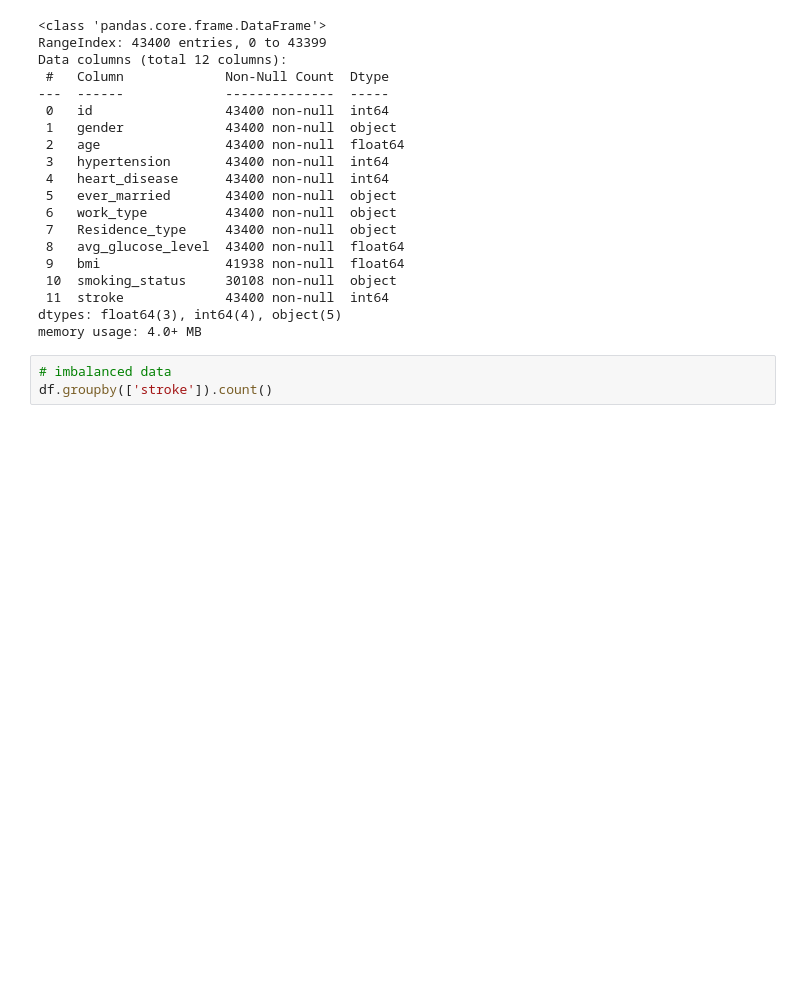
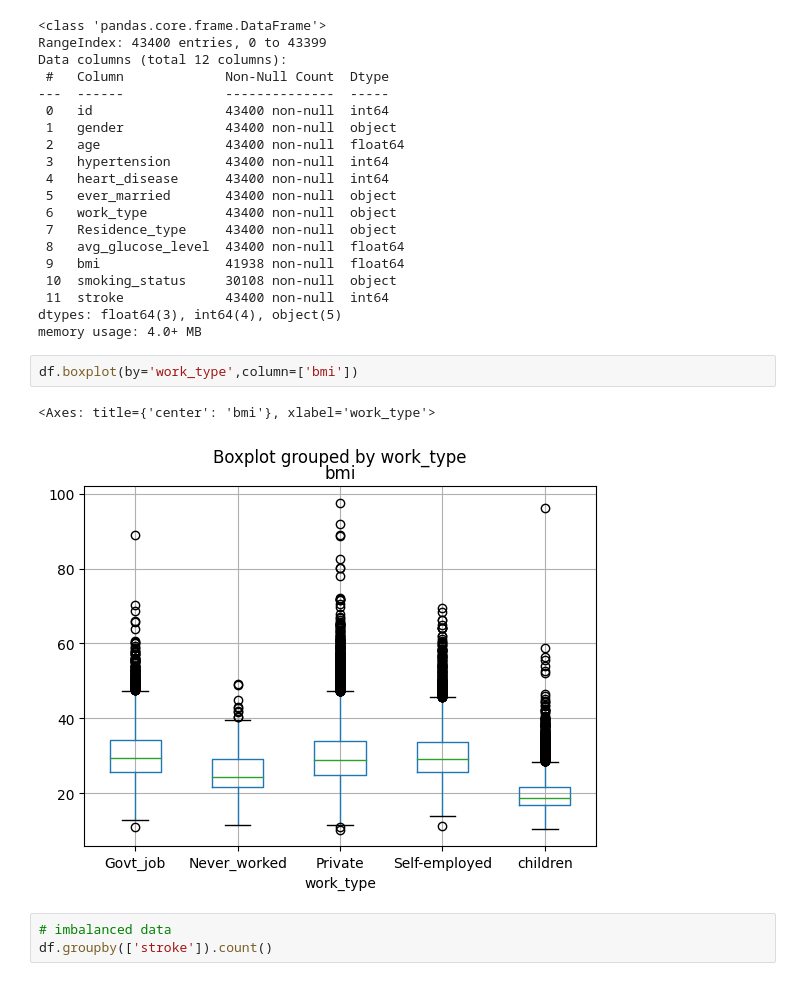
Before and after one commit to IHesamI/Ml_Pracrtice2, a Jupyter notebook: q1/q1.ipynb, the cells around one changed output. Drawn from its saved outputs; the diff is of its cells as text; blank space fills up the shorter version.

```diff
--- a/q1/q1.ipynb
+++ b/q1/q1.ipynb
@@ -28,6 +29,11 @@ Data columns (total 12 columns):
  11  stroke             43400 non-null  int64
 dtypes: float64(3), int64(4), object(5)
 memory usage: 4.0+ MB
+# %%
+df.boxplot(by='work_type',column=['bmi'])
+# %% [output]
+<Axes: title={'center': 'bmi'}, xlabel='work_type'>
+[figure, added]
 # %%
 # imbalanced data
 df.groupby(['stroke']).count()
```
Also changed, not shown: parts of 4 cells of this notebook, 2 other files.
